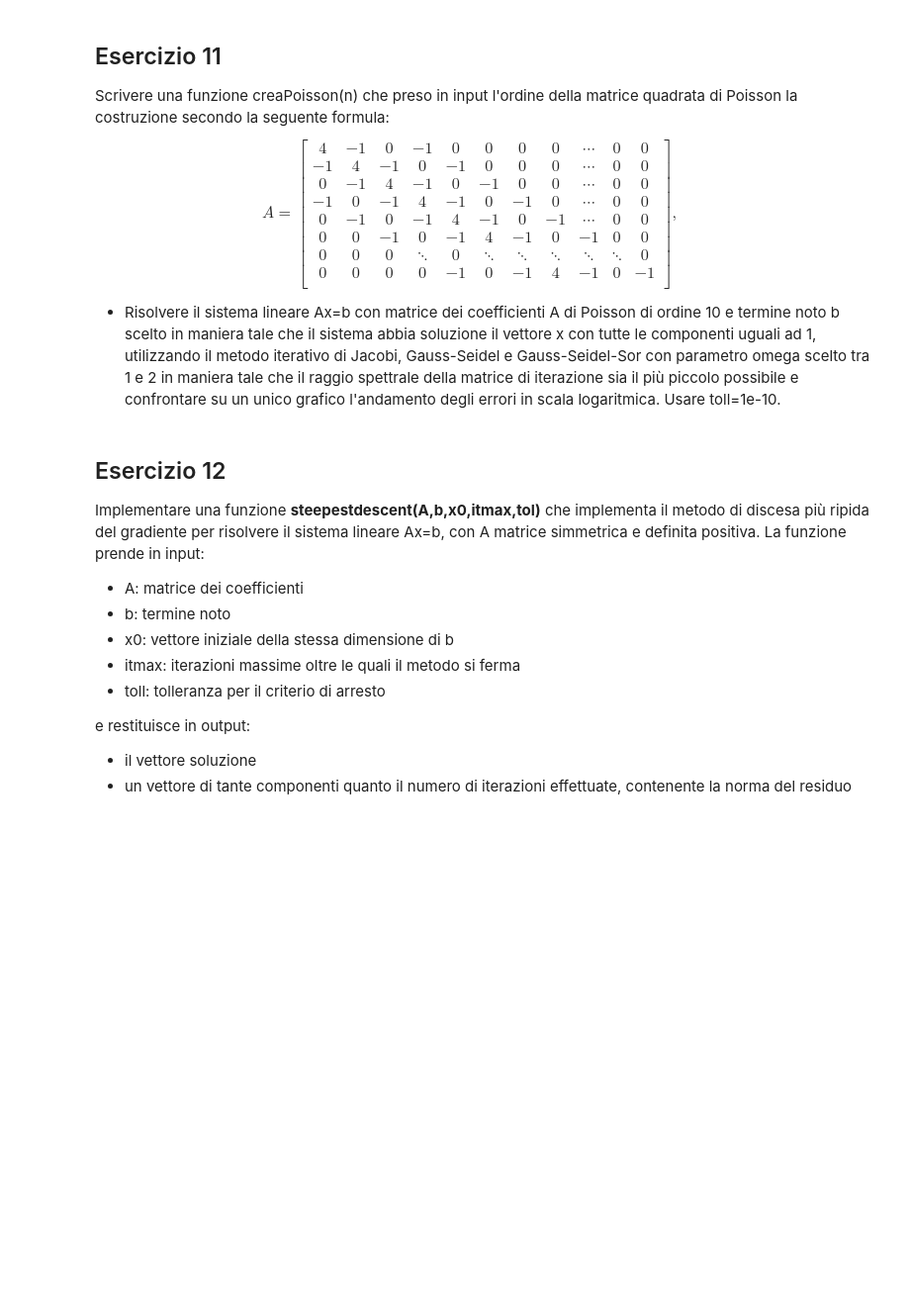
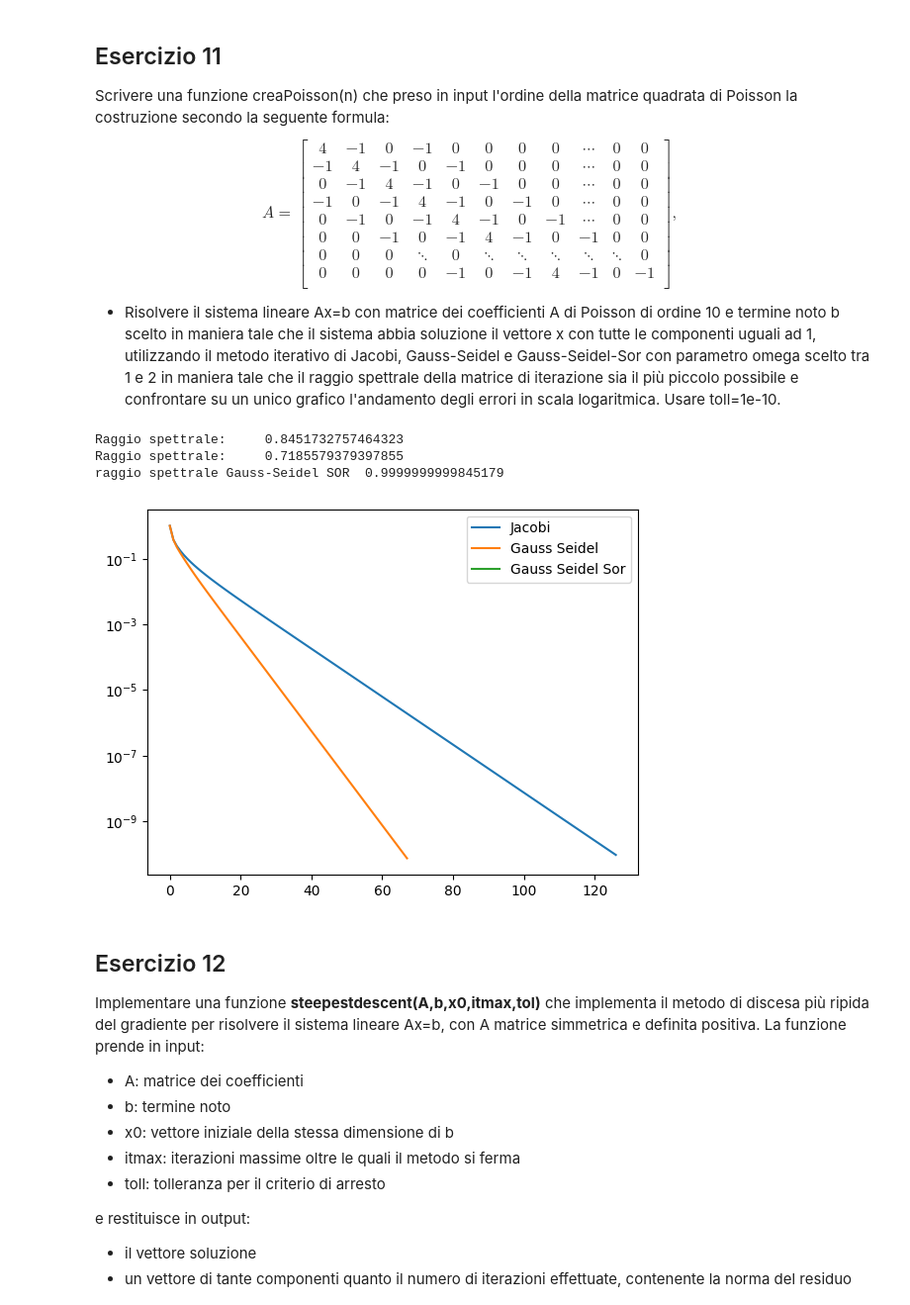
Before and after one commit to AndrewGagliottiUnibo/IoT-Project-network-, a Jupyter notebook: MetodiLab/08/Esercitazione8.ipynb, the cells around one changed output. Shown at 99% size. Drawn from its saved outputs; the diff is of its cells as text; code cells hidden in the pictures; blank space fills up the shorter version.

```diff
--- a/MetodiLab/08/Esercitazione8.ipynb
+++ b/MetodiLab/08/Esercitazione8.ipynb
@@ -521,6 +692,40 @@ $$A =
  \right ], \qquad
 $$
 - Risolvere il sistema lineare Ax=b con matrice dei coefficienti A di Poisson di ordine 10 e termine noto b scelto in maniera tale che il sistema abbia soluzione il vettore x con tutte le componenti  uguali ad 1, utilizzando  il metodo iterativo di Jacobi, Gauss-Seidel e Gauss-Seidel-Sor con parametro omega scelto tra 1 e 2 in maniera tale che il raggio spettrale della matrice di iterazione sia il più piccolo possibile e confrontare su un unico grafico l'andamento degli errori in scala logaritmica. Usare toll=1e-10.
+# %%
+def creaPoisson(n):
+    # costruire una matrice di Poisson
+    d = np.ones((n))*4
+    e = -np.ones((n-1,))
+    f = -np.ones((n-3,))
+    A = np.diag(d)+np.diag(e, -1)+np.diag(e, 1)+np.diag(f, -3)+np.diag(f, 3)
+    return A
+# %%
+A=creaPoisson(10)
+b=np.sum(A,axis=1)
+toll=1e-10
+it_max=1000
+n=A.shape[0]
+x0=np.zeros(A.shape[0]).reshape(n,1)
+b=np.sum(A,axis=1).reshape(n,1)
+sol_jac,it_jac,err_vet_jac=jacobi(A,b,x0,toll,it_max)
+plt.semilogy(np.arange(it_jac),err_vet_jac)
+#print("sol=",sol_jac,"it ",it_jac)
+solgs,itgs,err_vet_gs=gauss_seidel(A,b,x0,toll,it_max)
+#print("solgs=",solgs,"it ",itgs)
+plt.semilogy(np.arange(itgs),err_vet_gs)
+
+omega=1.4
+solgs_sor,itgs_sor,err_vet_gs_sor=gauss_seidel_sor(A,b,x0,toll,it_max,omega)
+#print("solgs_sor=",solgs_sor,"it ",itgs_sor)
+plt.semilogy(np.arange(itgs_sor),err_vet_gs_sor)
+plt.legend(['Jacobi','Gauss Seidel','Gauss Seidel Sor'])
+plt.show()
+# %% [output]
+Raggio spettrale:     0.8451732757464323
+Raggio spettrale:     0.7185579379397855
+raggio spettrale Gauss-Seidel SOR  0.9999999999845179
+[figure, added]
 # %% [markdown]
 ## Esercizio 12
 Implementare una funzione **steepestdescent(A,b,x0,itmax,tol)** che implementa il metodo di discesa più ripida del gradiente per risolvere il sistema lineare Ax=b, con A matrice simmetrica e definita positiva. La funzione prende in input:
```
Also changed, not shown: parts of 9 cells of this notebook, 1 other file.
